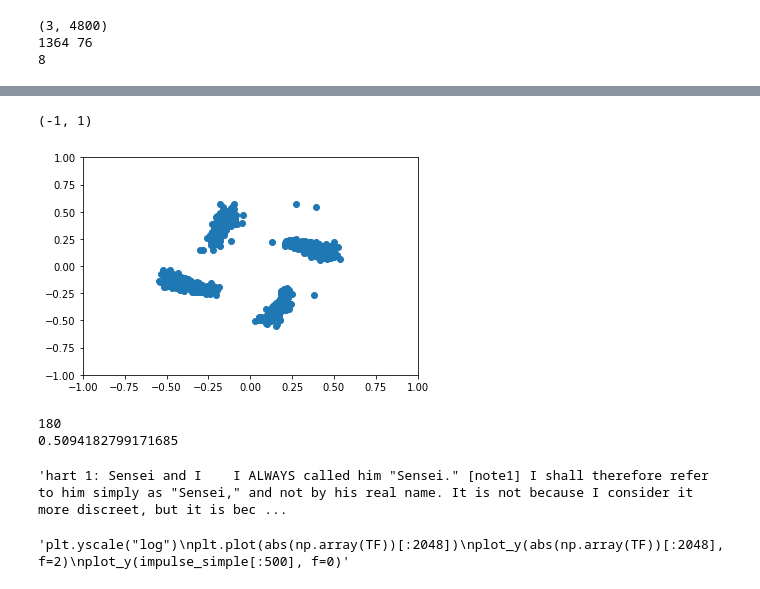
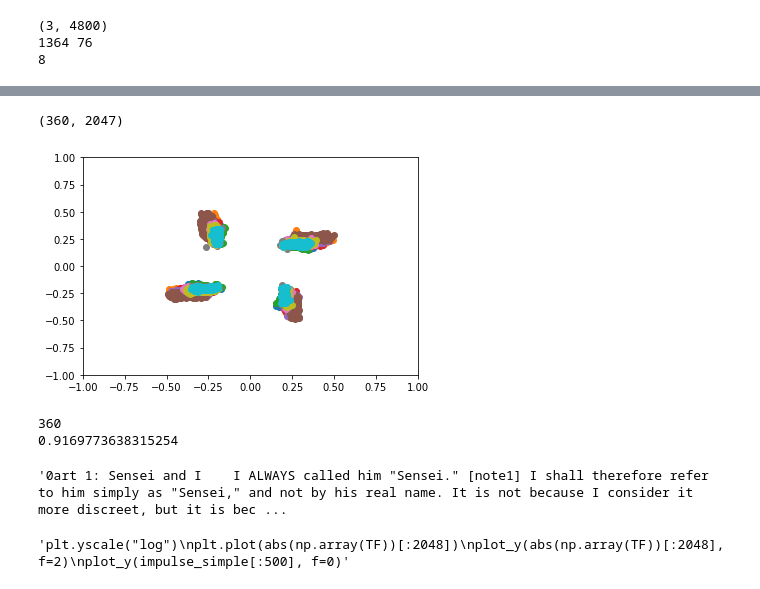
Before and after one commit to kaijunge/CleanNoise_GF3, a Jupyter notebook: Audio Modem 2.ipynb, the cells around one changed output, grey strips where cells are left out. Saved outputs shown, nothing was run; the diff lists cells and outputs as text; code cells hidden in the pictures.

```diff
--- a/Audio Modem 2.ipynb
+++ b/Audio Modem 2.ipynb
@@ -28,8 +28,8 @@ chirp_signal = Chirp(500,20500,1, volume = 100)
 # Set the parameters for transmission
 CP = 704
 N = 4096
-guard = 50
-CE_repeat = 10
+guard = 5
+CE_repeat = 20
 
 frame_data_length = 180
 # %%
@@ -59,17 +59,6 @@ print(num_of_frames)
 1364 76
 8
 # %%
-# combine the payload data and dispursed CE symbols in between
-def prepare_payload_test(PL_Symbol, CE, chirp_signal, Frame_number, L_data):
-    frames = []
-    for i in range(num_of_frames):
-        frame = np.array(chirp_signal)
-        frame = np.concatenate((frame, CE, np.concatenate((PL_Symbol[i*L_data:(i+1)*L_data])), CE))
-        frames.append(frame)
-
-    return frames
-
-
 # Prepare what to transmit
 
 # Channel estimation at the beginning
@@ -77,9 +66,9 @@ CE_transmit = repeat_signal(CE_Time[0], CE_repeat)
 known_freq = CE_Freq[0]
 
 # Payload mixed with CE symbols distributed between them
-Payload = prepare_payload_test(Payload_Time, CE_transmit, chirp_signal, num_of_frames, frame_data_length)
+Payload = prepare_payload_std(Payload_Time, CE_transmit, chirp_signal, num_of_frames, frame_data_length)
 
-num_of_frames = 1
+num_of_frames = 2
 Payload = Payload[:num_of_frames]
 # %%
 x = save_transmit( tuple(Payload) , playOutput=True)
@@ -202,34 +165,36 @@ for i in range(num_of_frames):
+# %%
+print(freq_data.shape)
+# %% [output]
+(360, 2047)
 # %%
-plot_res = np.array(freq_data[1])[:1500]
-plt.scatter(plot_res.real, plot_res.imag)
-window = 1
-plt.xlim(-1*window,window)
-plt.ylim(-1*window, window)
+for i in range(10):
+    plot_res = np.array(freq_data[i+150])[200:1500]
+    plt.scatter(plot_res.real, plot_res.imag)
+    window = 1
+    plt.xlim(-1*window,window)
+    plt.ylim(-1*window, window)
 # %% [output]
-(-1, 1)
-[figure, old version]
+[figure, new version]
 # %%
 print(len(freq_data))
-for i in range(1,20):
-    data1 = np.concatenate(tuple(freq_data))#[4*20:4*40]
-    predict = iHamming74(iqpsk(data1))
+data1 = np.concatenate(tuple(freq_data))#[4*20:4*40]
+predict = iHamming74(iqpsk(data1))
 
-    correct = 0
-    for i, val in enumerate(predict):
-        if val == binary[i]:
-            correct += 1
+correct = 0
+for i, val in enumerate(predict):
+    if val == binary[i]:
+        correct += 1
 
-    print(correct/len(predict))
-    break
+print(correct/len(predict))
 # %% [output]
-180
-0.5094182799171685
+360
+0.9169773638315254
 # %%
-data1 = np.concatenate(tuple(freq_data))#[4*20:4*40]
+data1 = np.concatenate(tuple(freq_data[:100]))#[4*20:4*40]
 predict = iHamming74(iqpsk(data1))
 str_to_bytearray(predict).decode('utf-8', 'replace')
 # %% [output]
-'hart 1: Sensei and I    I ALWAYS called him "Sensei." [note1] I shall therefore refer to him simply as "Sensei," and not by his real name. It is not because I consider it more discreet, but it is bec ...
+'0art 1: Sensei and I    I ALWAYS called him "Sensei." [note1] I shall therefore refer to him simply as "Sensei," and not by his real name. It is not because I consider it more discreet, but it is bec ...
 # %%
 # obtain only the time series we are interested in
 y_data = removeChirpAndPause(y, chirp_signal, plot = False, rng = 40)
```
Also changed, not shown: parts of 4 cells of this notebook, 3 other files.
